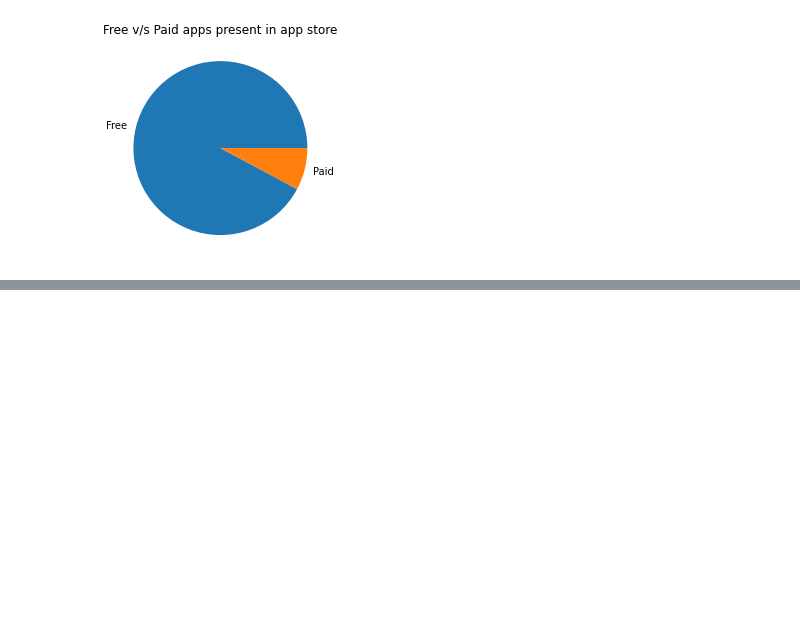
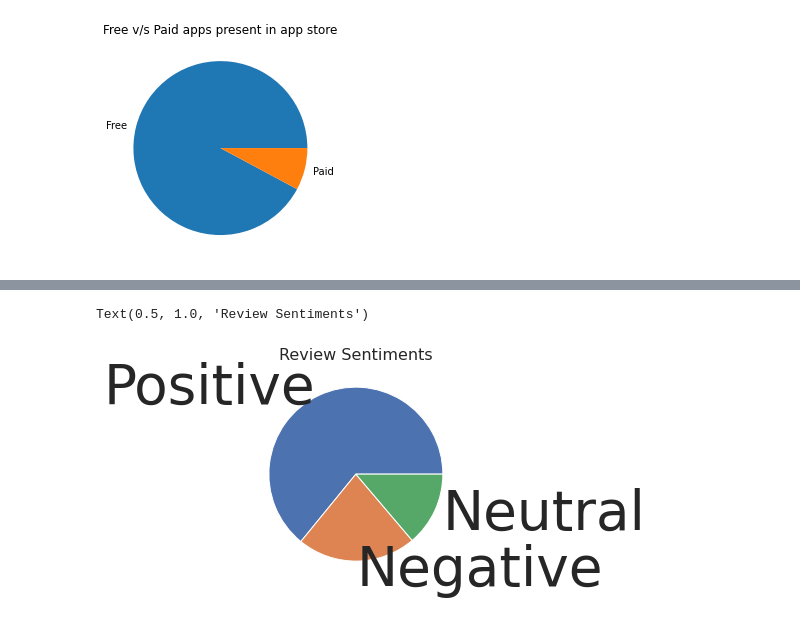
Before and after one commit to MijulSaxena/EDA-project-on-Gooogle-playstore., a Jupyter notebook: Play_Store_App_Review_Analysis_Capstone_Project_by_Mijul_Saxena.ipynb, the cells around one changed output, grey strips where cells are left out. Saved outputs shown, nothing was run; the diff lists cells and outputs as text; code cells hidden in the pictures; blank space fills up the shorter version.

```diff
--- a/Play_Store_App_Review_Analysis_Capstone_Project_by_Mijul_Saxena.ipynb
+++ b/Play_Store_App_Review_Analysis_Capstone_Project_by_Mijul_Saxena.ipynb
@@ -424,0 +440,8 @@ sns.scatterplot(play_store_data['Size'], play_store_data['Rating'], hue=play_sto
+# %%
+labels = user_reviews['Sentiment'].value_counts(sort =  True).index
+sizes = user_reviews['Sentiment'].value_counts(sort = True)
+plt.pie(sizes, labels=labels)
+plt.title('Review Sentiments', fontsize=16)
+# %% [output]
+Text(0.5, 1.0, 'Review Sentiments')
+[figure, added]
```
Also changed, not shown: parts of 5 cells of this notebook.
